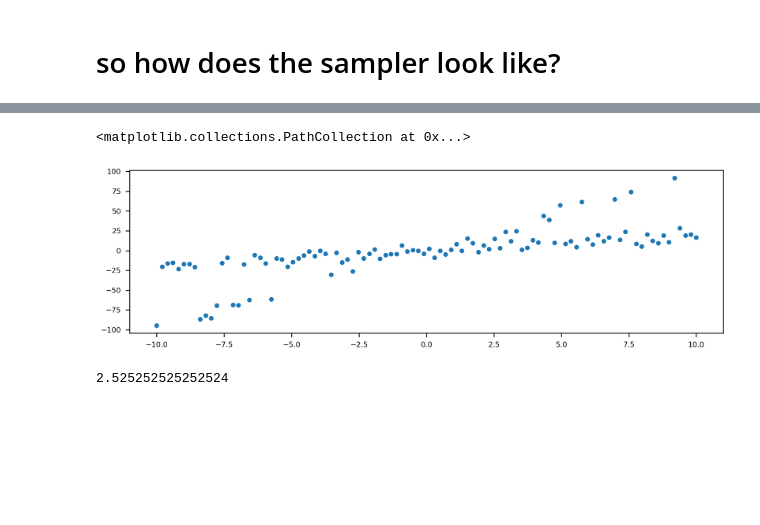
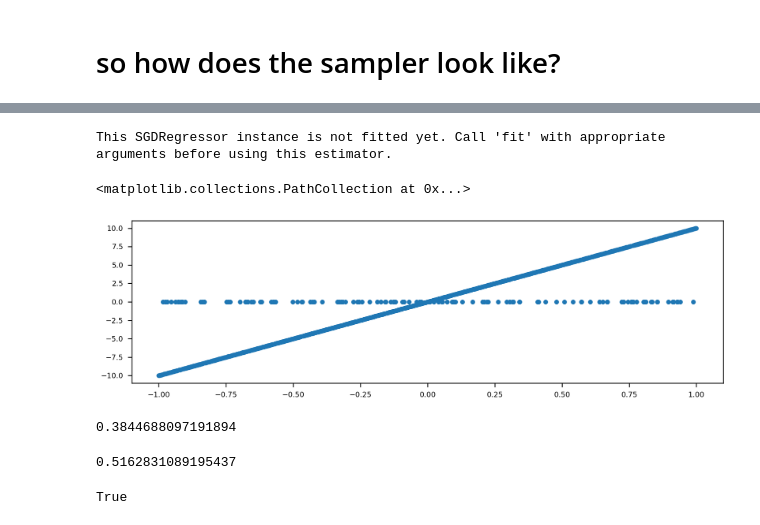
Before and after one commit to wooohoooo/Thompson-Sampling-Examples, a Jupyter notebook: Handmade_Bandit_solvers_Linear_Context.ipynb, the cells around one changed output, grey strips where cells are left out. Drawn from its saved outputs; the diff is of its cells as text; code cells hidden in the pictures; blank space fills up the shorter version.

```diff
--- a/Handmade_Bandit_solvers_Linear_Context.ipynb
+++ b/Handmade_Bandit_solvers_Linear_Context.ipynb
@@ -134,9 +151,10 @@ def customer_reaction(context, choice, theta = theta, noise=noise):
 
   # decide on which slope to use depending on whether a dog is present or not
   m = theta[0] if features[1] else theta[1]
+  intercept = 0 if features[1] else 0
 
   # $y = x \cdot m + t + \epsilon $
-  y = features[0] * m + np.random.normal(0,noise)
+  y = features[0] * m + intercept +  np.random.normal(0,noise)
 
 
   return y
@@ -312,2 +341,4 @@ plt.legend()
 # %% [markdown]
 # so how does the sampler look like?
+# %%
+show_prints = True
@@ -320,19 +442,23 @@ class GaussianThompsonSampler(AbstractContextualSolver):
   def choose_arm(self,context):
     reward_list = []
 
-    for i in range(self.num_arms):
-        mu_t, B_inv = self.model.get_mean_std()
+    for arm in range(self.num_arms):
+      #print(arm)
+      X = np.atleast_2d(np.append(context, arm))
+      #print(X)
 
-        dist = stats.multivariate_normal
+      mu, sigma = self.model.get_mu_sigma(X)
+      #print(mu,sigma)
 
-        sample_slope = np.atleast_2d(dist.rvs(mean=mu_t.flatten(),cov=self.model.v**2*B_inv))
-        #print(sample_slope)
+      reward = stats.norm.rvs(mu, sigma)
 
-        reward = np.dot(context.T,sample_slope.T)
-        reward = sample_slope
-        reward_list += [reward]
+        #sample_slope = np.atleast_2d(dist.rvs(mean=mu_t.flatten(),cov=self.model.v**2*B_inv))
+
+      reward_list += [reward]
+      #print(f'reardlist{reward_list}')
     return np.argmax(reward_list)
 
   def update(self,arm,context,reward):
-    X = np.append(context,arm)
+    X = np.atleast_2d(np.append(context,arm))
+
     self.model.observe(X, reward)
@@ -341,28 +515,42 @@ from fastprogress.fastprogress import master_bar, progress_bar
 # %%
-breg = BayesLinReg(num_features=2)
+breg = EnsembleLinReg(10)
+#breg = BayesLinReg(num_features=2)
 gts = GaussianThompsonSampler(breg,num_arms = 2)
 
+
+seed = seed +1
 context = X[:,0]
 
 #seed = 12
 #seed = seed +1
 #np.random.seed(seed)
+
 y_hat_list = []
 for i in progress_bar(range(num_data)):
   arm = gts.choose_arm(context[i])
-  # X = np.append(context[i],arm)
+
+  #print('arm',arm)
 
 
   y_hat = customer_reaction(context[i],arm)
   y_hat_list += [y_hat]
-  gts.update(arm, context[i], y_hat)
+  gts.update(arm, context[i], [y_hat])
 
 plt.scatter(context,y_hat_list)
 # %% [output]
 [interactive output not drawn]
-<matplotlib.collections.PathCollection at 0x...>
+This SGDRegressor instance is not fitted yet. Call 'fit' with appropriate arguments before using this estimator.
+<matplotlib.collections.PathCollection at 0x...>
-[figure, old version]
+[figure, new version]
-# %%
-context
-# %% [output]
-2.525252525252524
+# %%
+random.random()
+# %% [output]
+0.3844688097191894
+# %%
+random.random()
+# %% [output]
+0.5162831089195437
+# %%
+random.random() > 0.5
+# %% [output]
+True
```
Also changed, not shown: parts of 15 cells of this notebook.
